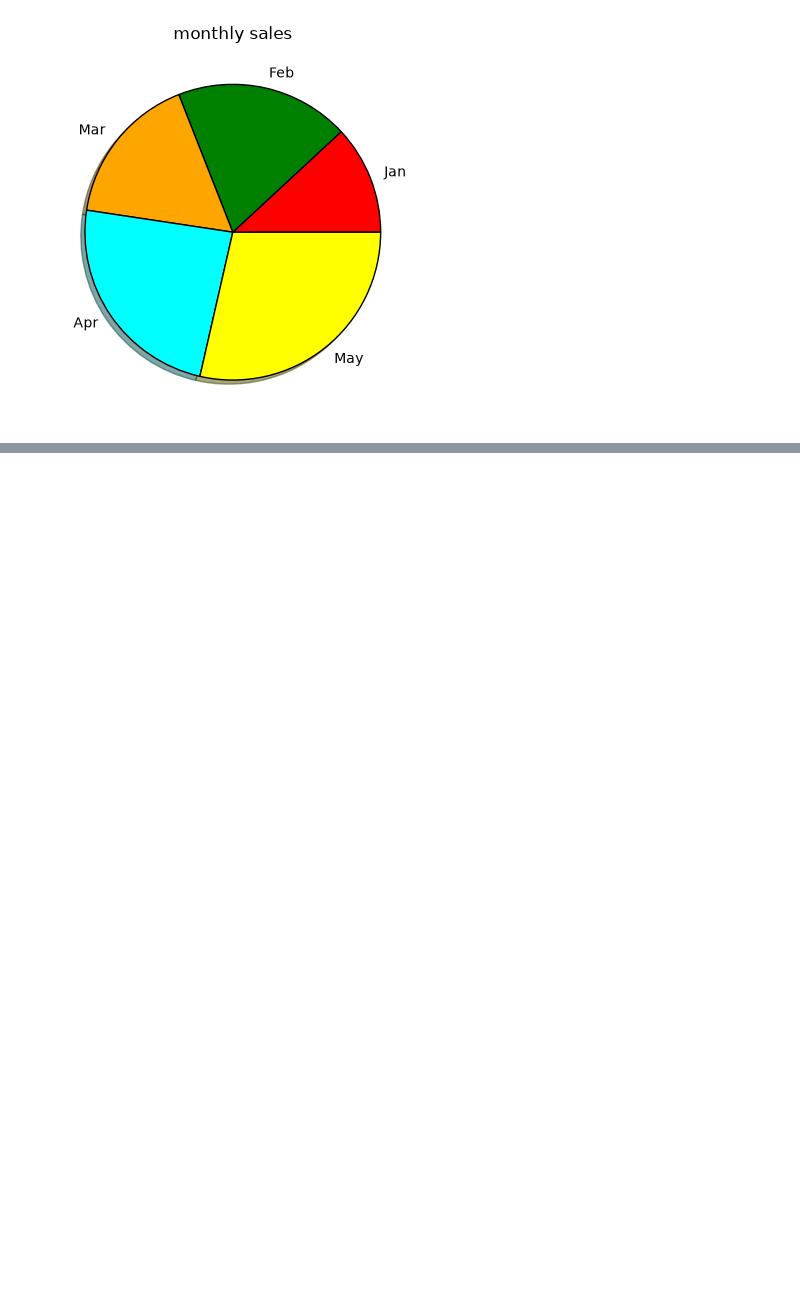
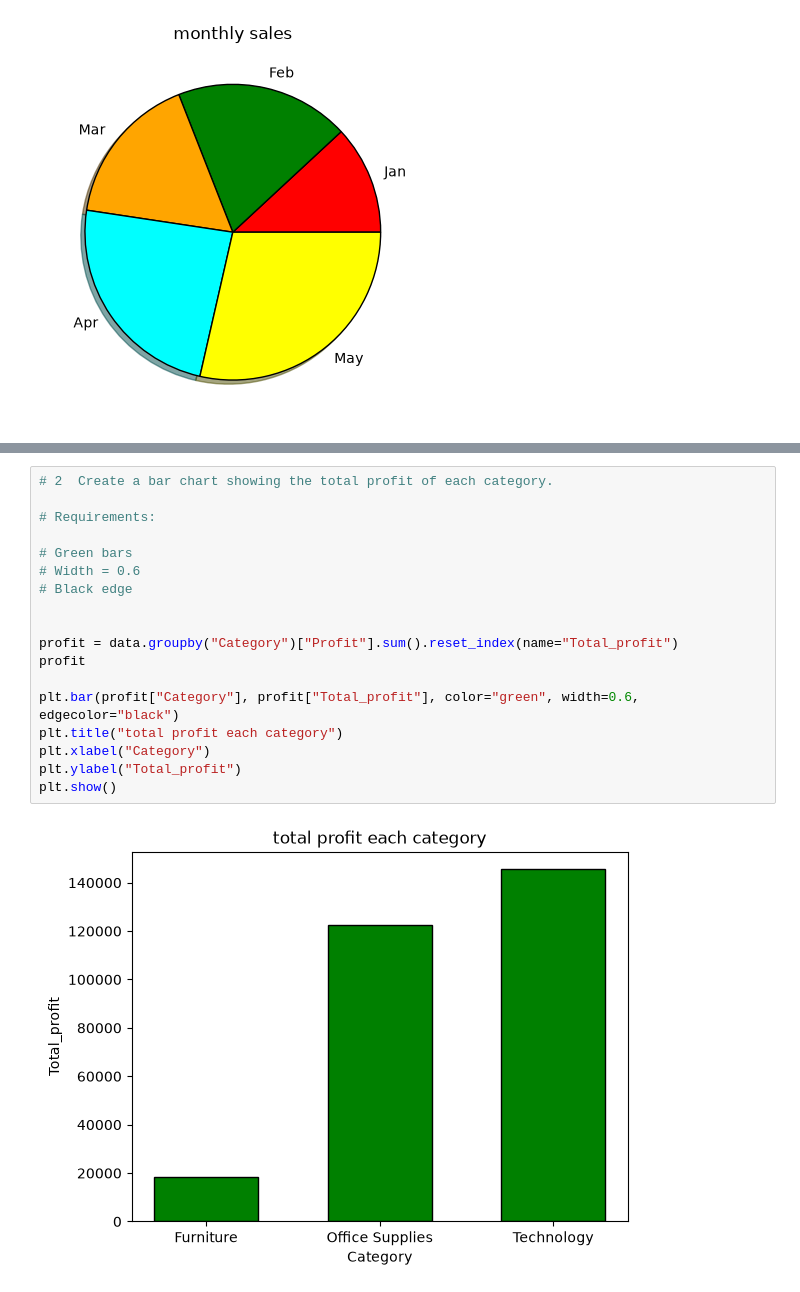
Before and after one commit to rohitdhamke/ml, a Jupyter notebook: matplotlib/practice.ipynb, the cells around one changed output, grey strips where cells are left out. Cells and saved outputs as stored; diff of their text form; blank space fills up the shorter version.

```diff
--- a/matplotlib/practice.ipynb
+++ b/matplotlib/practice.ipynb
@@ -231,0 +271,20 @@ plt.show()
+# %%
+# 2  Create a bar chart showing the total profit of each category.
+
+# Requirements:
+
+# Green bars
+# Width = 0.6
+# Black edge
+
+
+profit = data.groupby("Category")["Profit"].sum().reset_index(name="Total_profit")
+profit
+
+plt.bar(profit["Category"], profit["Total_profit"], color="green", width=0.6, edgecolor="black")
+plt.title("total profit each category")
+plt.xlabel("Category")
+plt.ylabel("Total_profit")
+plt.show()
+# %% [output]
+[figure, added]
```
Also changed, not shown: parts of 6 cells of this notebook.
